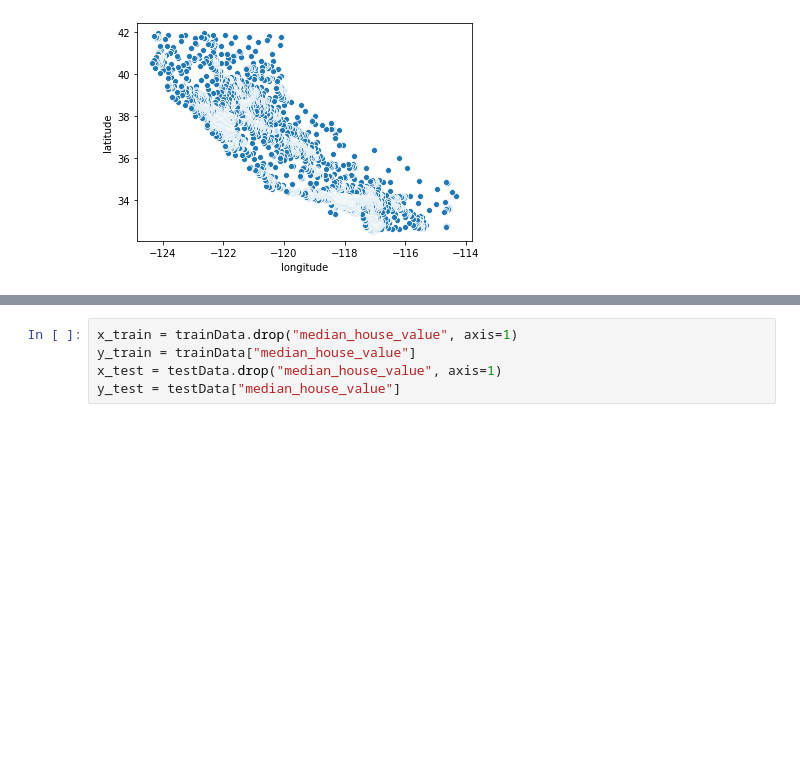
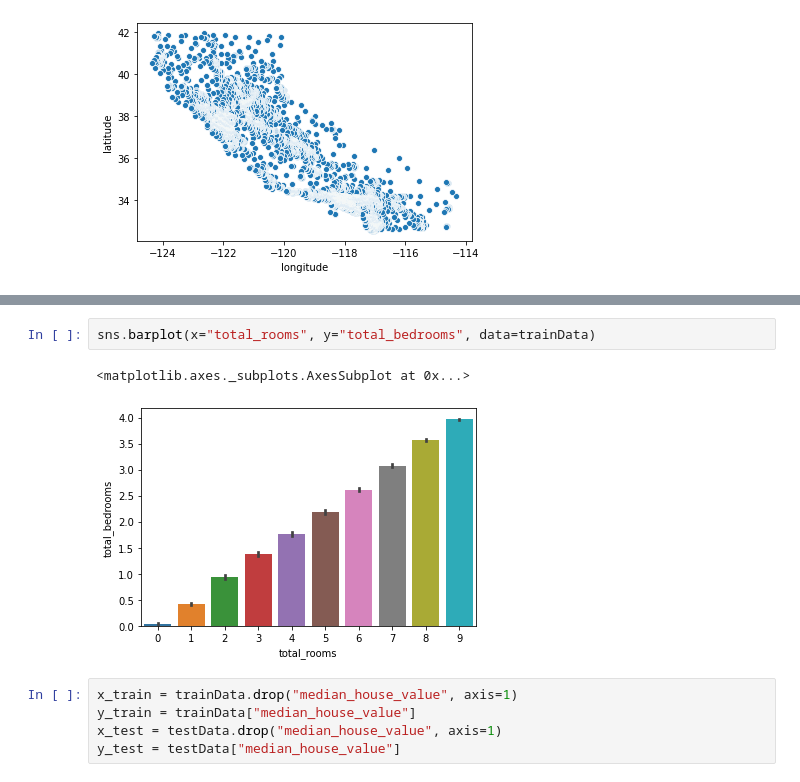
Before and after one commit to Push911/Google-Colab-Challenge, a Jupyter notebook: Google: California housing.ipynb, the cells around one changed output, grey strips where cells are left out. Saved outputs shown, nothing was run; the diff lists cells and outputs as text; blank space fills up the shorter version.

```diff
--- a/Google: California housing.ipynb
+++ b/Google: California housing.ipynb
@@ -193,3 +203,8 @@ sns.scatterplot(x="longitude", y="latitude", data=trainData)
+# %%
+sns.barplot(x="total_rooms", y="total_bedrooms", data=trainData)
+# %% [output]
+<matplotlib.axes._subplots.AxesSubplot at 0x...>
+[figure, added]
 # %%
 x_train = trainData.drop("median_house_value", axis=1)
 y_train = trainData["median_house_value"]
```
Also changed, not shown: parts of 2 cells of this notebook.
